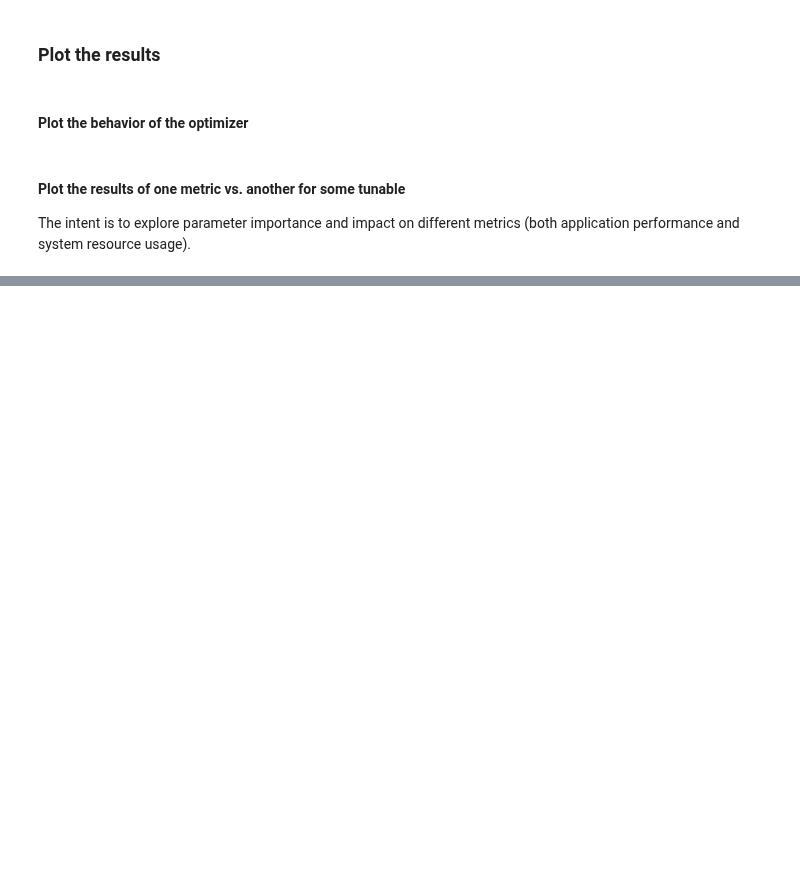
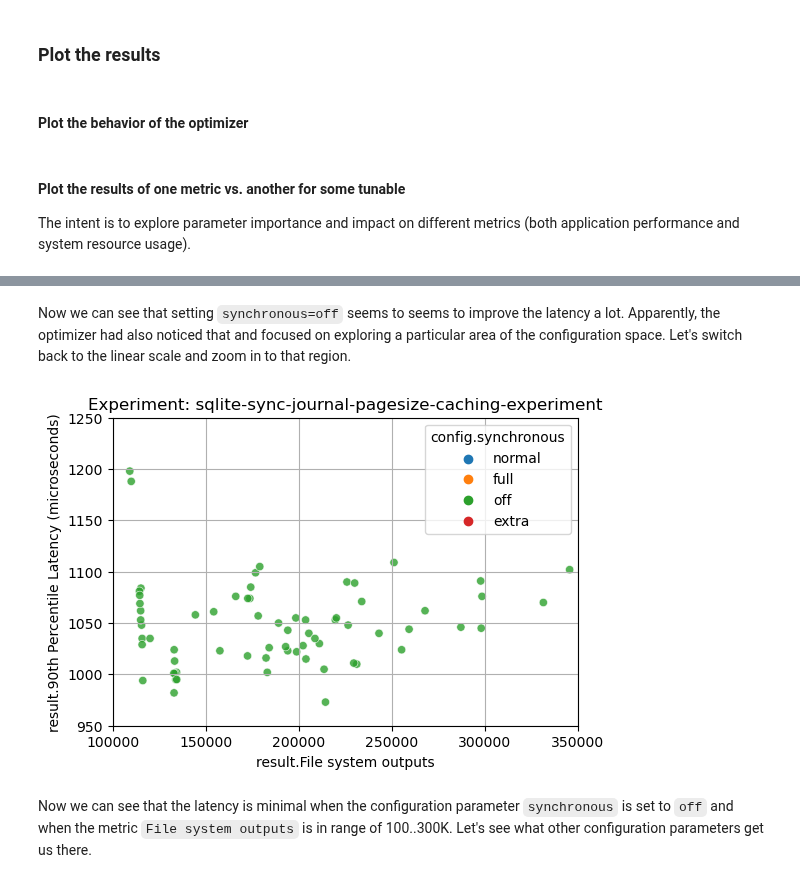
Before and after one commit to Microsoft-CISL/sqlite-autotuning, a Jupyter notebook: mlos_sqlite_demo.ipynb, the cells around one changed output, grey strips where cells are left out. Saved outputs shown, nothing was run; the diff lists cells and outputs as text; code cells hidden in the pictures; blank space fills up the shorter version.

```diff
--- a/mlos_sqlite_demo.ipynb
+++ b/mlos_sqlite_demo.ipynb
@@ -115,0 +126,17 @@ plt.show()
+# %% [markdown]
+ Now we can see that setting `synchronous=off` seems to seems to improve the latency a lot. Apparently, the optimizer had also noticed that and focused on exploring a particular area of the configuration space. Let's switch back to the linear scale and zoom in to that region.
+# %%
+plt.rcParams["figure.figsize"] = (6, 4)
+
+sns.scatterplot(data=df, x=METRIC, y=SCORE, hue=CATEGORY, marker='o', alpha=0.8)
+
+plt.xlim(100000, 350000)
+plt.ylim(950, 1250)
+
+plt.title("Experiment: " + exp.exp_id)
+plt.grid()
+plt.show()
+# %% [output]
+[figure, added]
+# %% [markdown]
+Now we can see that the latency is minimal when the configuration parameter `synchronous` is set to `off` and when the metric `File system outputs` is in range of 100..300K. Let's see what other configuration parameters get us there.
```
Also changed, not shown: parts of 14 cells of this notebook.
